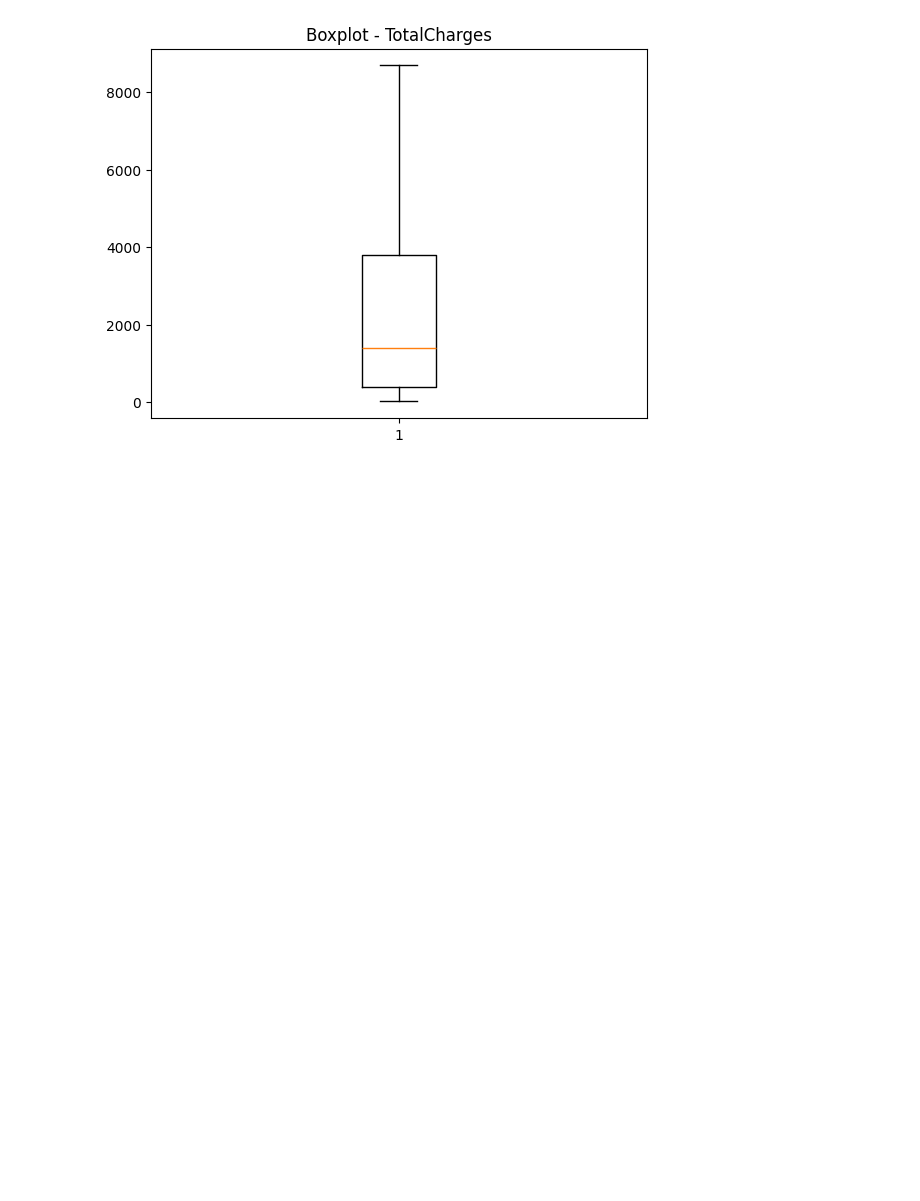
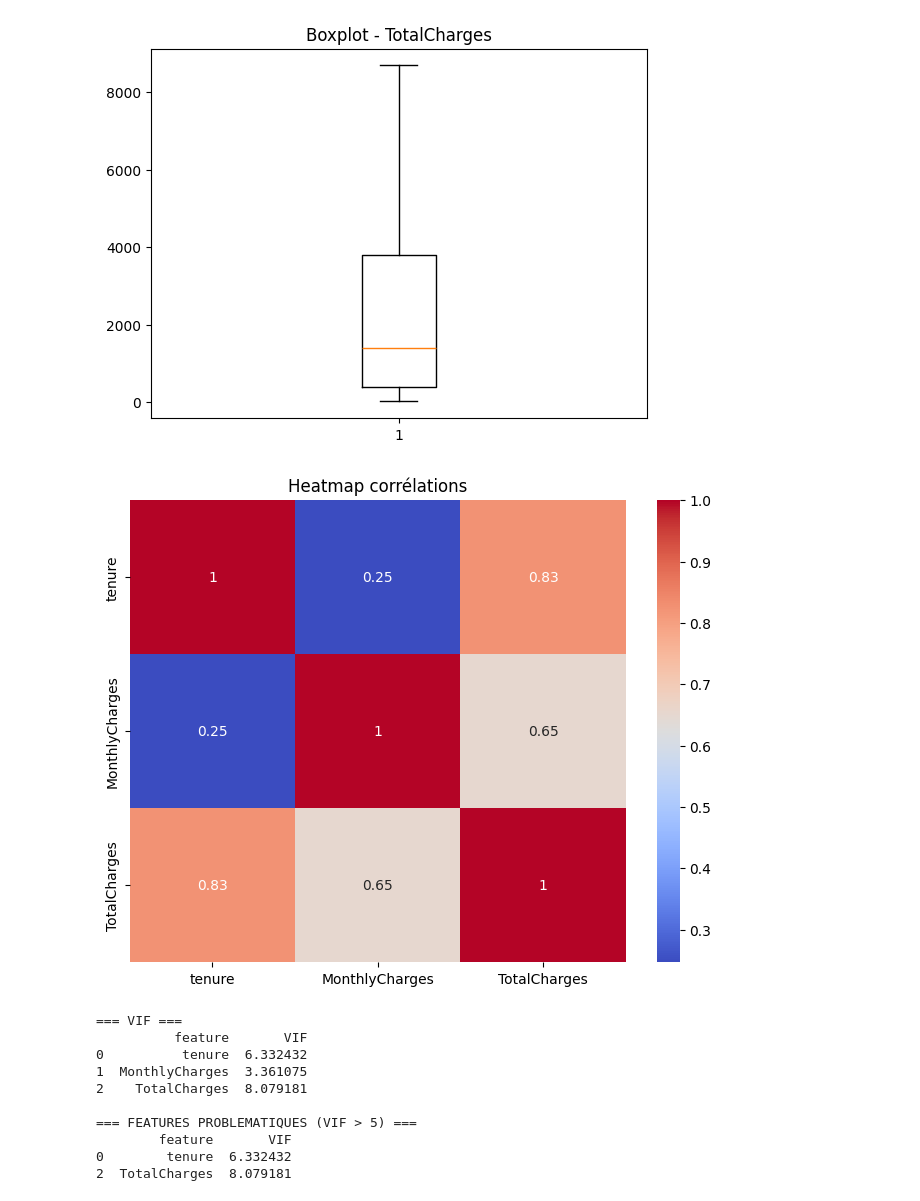
Before and after one commit to amanilayouni/arene-des-algos--Amani_LAYOUNI-, a Jupyter notebook: telco_churn.ipynb, the cells around one changed output. Cells and saved outputs as stored; diff of their text form; code cells hidden in the pictures; blank space fills up the shorter version.

Commit message:
feat: phase 5 analyse de multicolinearite et heatmap VIF

```diff
--- a/telco_churn.ipynb
+++ b/telco_churn.ipynb
@@ -308,3 +308,56 @@ outliers: 0
 [figure]
 [figure]
 [figure]
+# %%
+import pandas as pd
+import numpy as np
+import seaborn as sns
+import matplotlib.pyplot as plt
+from statsmodels.stats.outliers_influence import variance_inflation_factor
+
+
+def rapport_multicolinearite(df, colonnes_num):
+    df_num = df[colonnes_num].copy()
+
+    for c in df_num.columns:
+        df_num[c] = pd.to_numeric(df_num[c], errors="coerce")
+
+    df_num = df_num.dropna()
+
+    corr = df_num.corr()
+
+    plt.figure(figsize=(8, 6))
+    sns.heatmap(corr, annot=True, cmap="coolwarm")
+    plt.title("Heatmap corrélations")
+    plt.show()
+
+    vif_data = pd.DataFrame()
+    vif_data["feature"] = df_num.columns
+    vif_data["VIF"] = [
+        variance_inflation_factor(df_num.values, i)
+        for i in range(df_num.shape[1])
+    ]
+
+    print("=== VIF ===")
+    print(vif_data)
+
+    print("\n=== FEATURES PROBLEMATIQUES (VIF > 5) ===")
+    print(vif_data[vif_data["VIF"] > 5])
+
+    return vif_data
+# %%
+colonnes_num = ["tenure", "MonthlyCharges", "TotalCharges"]
+
+vif = rapport_multicolinearite(df, colonnes_num)
+# %% [output]
+[figure, added]
+=== VIF ===
+          feature       VIF
+0          tenure  6.332432
+1  MonthlyCharges  3.361075
+2    TotalCharges  8.079181
+
+=== FEATURES PROBLEMATIQUES (VIF > 5) ===
+        feature       VIF
+0        tenure  6.332432
+2  TotalCharges  8.079181
```
Also changed, not shown: parts of 3 cells of this notebook.
